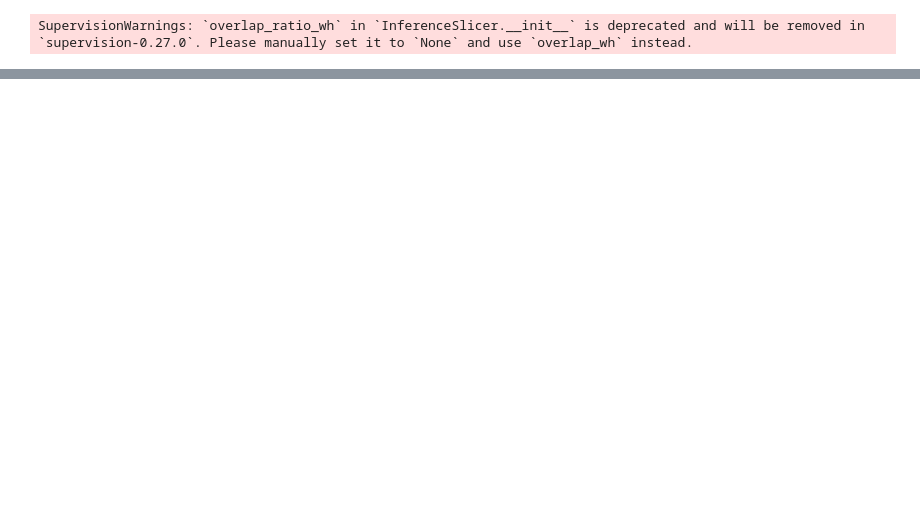
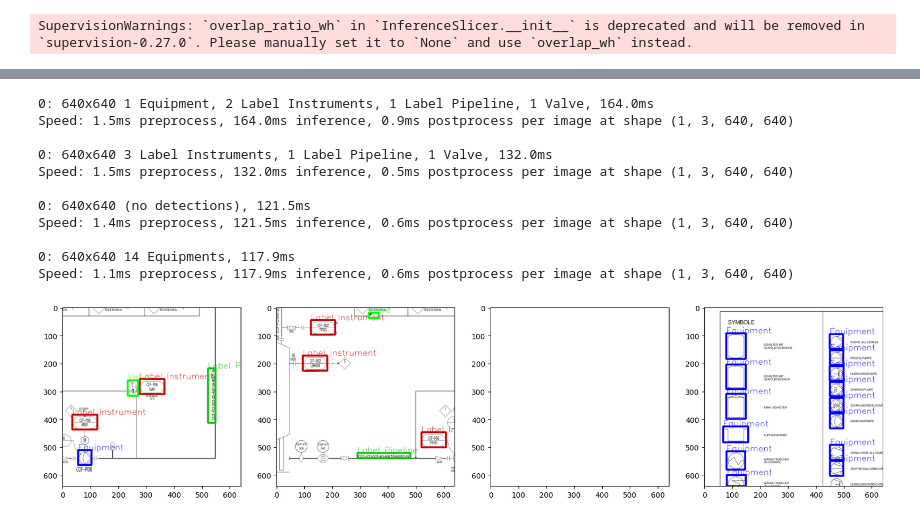
Before and after one commit to windsurfer7563/PIDDetection, a Jupyter notebook: PIDObjectDetection.ipynb, the cells around one changed output, grey strips where cells are left out. Cells and saved outputs as stored; diff of their text form; code cells hidden in the pictures; blank space fills up the shorter version.

```diff
--- a/PIDObjectDetection.ipynb
+++ b/PIDObjectDetection.ipynb
@@ -536,0 +516,17 @@ Detections(xyxy=array([[     19.924,      282.49,      38.166,      313.71],
+# %%
+config = """
+# train and val datasets (image directory or *.txt file with image paths)
+train: /Users/windsurfer_ua/dev/Computer-Vision-Course/PIDDetection/dataset/train_multiclass
+val: /Users/windsurfer_ua/dev/Computer-Vision-Course/PIDDetection/dataset/val_multiclass
+
+# number of classes
+nc: 8
+
+# class names
+names: ['Equipment','Instrument','Instrument Valve','Label Equipment','Label Instrument','Label Pipeline', 'Label Valve','Valve']
+
+
+"""
+
+with open("data2.yaml", "w") as f:
+    f.write(config)
@@ -536,0 +556,35 @@ Detections(xyxy=array([[     19.924,      282.49,      38.166,      313.71],
+# %%
+retrained = YOLO('/Users/windsurfer_ua/dev/Computer-Vision-Course/PIDDetection/Notebook/runs/detect/train2/weights/best.pt')
+tst_data_folder = os.path.join(data_folder,'val','images')
+tst_files = os.listdir(tst_data_folder)
+tst_files = [os.path.join(tst_data_folder,f) for f in tst_files if os.path.splitext(f)[-1] == '.jpg']
+
+
+for idx, sample in enumerate(np.random.choice(tst_files, 4)):
+    image = imread_gray(sample)
+
+
+    result = retrained.predict(image, conf=0.2)[0]
+    boxes = result.boxes.cpu().numpy().xyxy.astype(np.int16)
+
+    for box_idx, box in enumerate(boxes):
+        start, stop = box[0:2], box[2:]
+        cv2.rectangle(image, start, stop, label_to_color[result.boxes.cls[box_idx].item()], thickness=5)
+        font = cv2.FONT_HERSHEY_SIMPLEX
+        image = cv2.putText(image, result.names[result.boxes.cls[box_idx].item()], (box[0], box[1]),
+                            cv2.FONT_HERSHEY_SIMPLEX, 1, label_to_color[result.boxes.cls[box_idx].item()], 1, cv2.LINE_AA)
+
+    plt.subplot(1,4,idx+1), plt.imshow(image)
+# %% [output]
+0: 640x640 1 Equipment, 2 Label Instruments, 1 Label Pipeline, 1 Valve, 164.0ms
+Speed: 1.5ms preprocess, 164.0ms inference, 0.9ms postprocess per image at shape (1, 3, 640, 640)
+
+0: 640x640 3 Label Instruments, 1 Label Pipeline, 1 Valve, 132.0ms
+Speed: 1.5ms preprocess, 132.0ms inference, 0.5ms postprocess per image at shape (1, 3, 640, 640)
+
+0: 640x640 (no detections), 121.5ms
+Speed: 1.4ms preprocess, 121.5ms inference, 0.6ms postprocess per image at shape (1, 3, 640, 640)
+
+0: 640x640 14 Equipments, 117.9ms
+Speed: 1.1ms preprocess, 117.9ms inference, 0.6ms postprocess per image at shape (1, 3, 640, 640)
+[figure, added]
```
Also changed, not shown: parts of 30 cells of this notebook, 58 other files.
